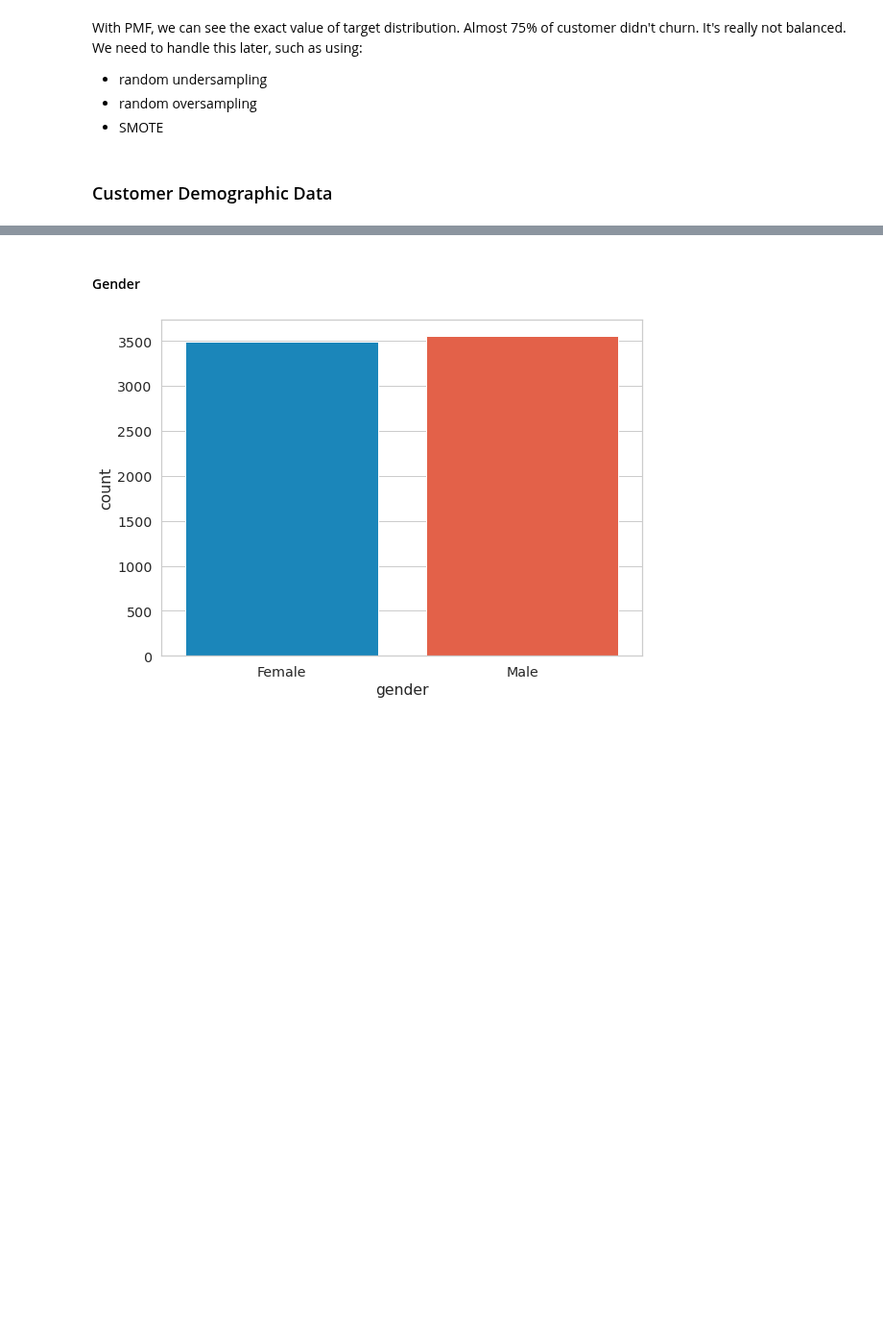
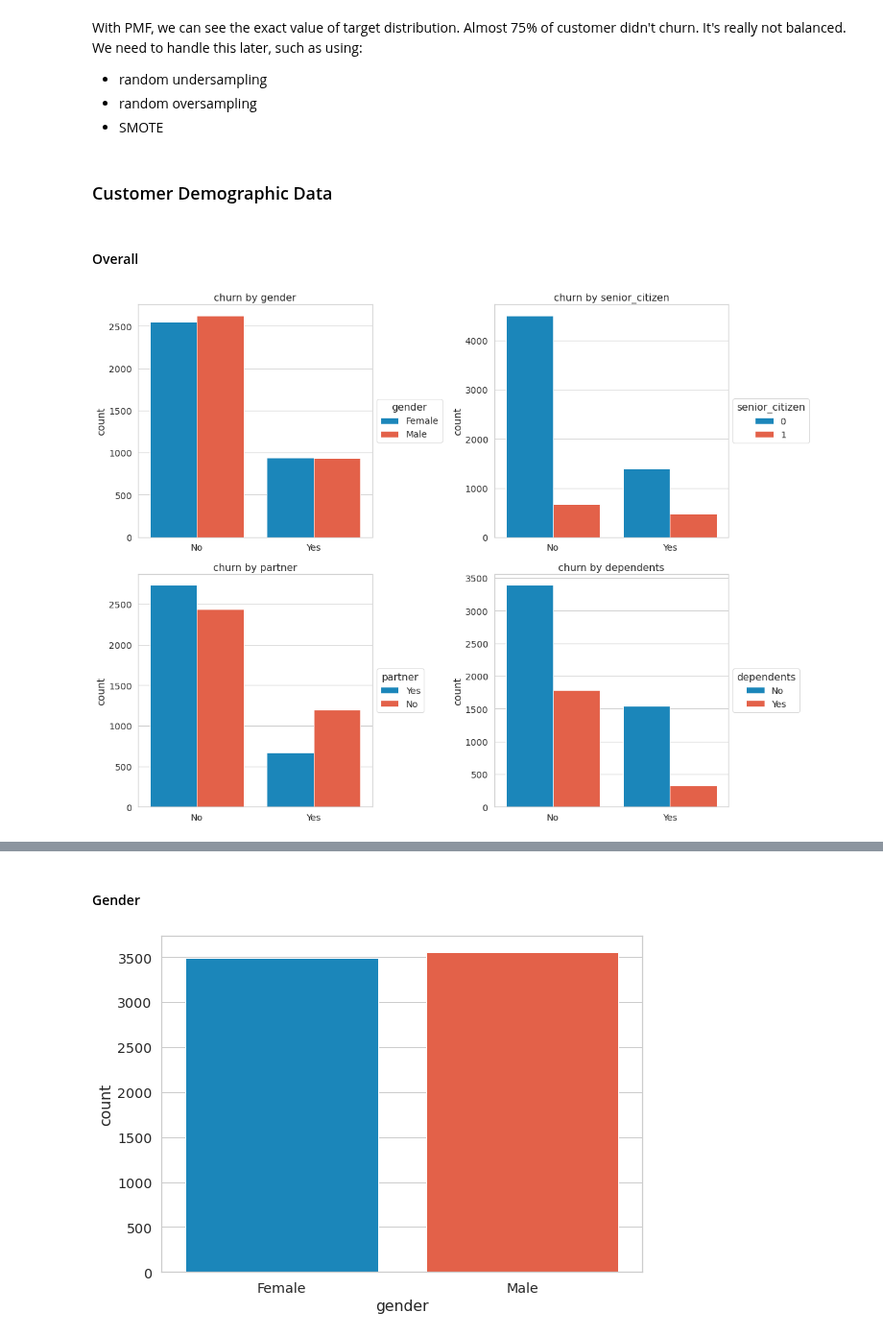
Before and after one commit to adhang/data-science-digital-skola, a Jupyter notebook: 99. Final Project/Telco Customer Churn Prediction.ipynb, the cells around one changed output, grey strips where cells are left out. Shown at 96% size. Saved outputs shown, nothing was run; the diff lists cells and outputs as text; code cells hidden in the pictures; blank space fills up the shorter version.

Commit message:
goclab | update EDA on categorical data

```diff
--- a/99. Final Project/Telco Customer Churn Prediction.ipynb
+++ b/99. Final Project/Telco Customer Churn Prediction.ipynb
@@ -678,3 +696,22 @@ With PMF, we can see the exact value of target distribution. Almost 75% of custo
 - SMOTE
 # %% [markdown]
 ### Customer Demographic Data
+# %% [markdown]
+#### Overall
+# %%
+demographic_column = ['gender','senior_citizen','partner','dependents']
+
+fig, ax = plt.subplots(2, 2, figsize=(16,12))
+axes_list = [axes for axes_row in ax for axes in axes_row]
+
+for i, col in enumerate(demographic_column):
+  sns.countplot(data=data, x='churn', hue=col, ax=axes_list[i])
+  axes_list[i].legend(loc='center left', bbox_to_anchor=(1.0, 0.5), title=col)
+  axes_list[i].set_title(f'churn by {col}')
+  axes_list[i].set_xlabel('')
+  # axes_list[i].set_ylabel('')
+
+plt.tight_layout()
+plt.show()
+# %% [output]
+[figure, added]
```
Also changed, not shown: parts of 25 cells of this notebook.
